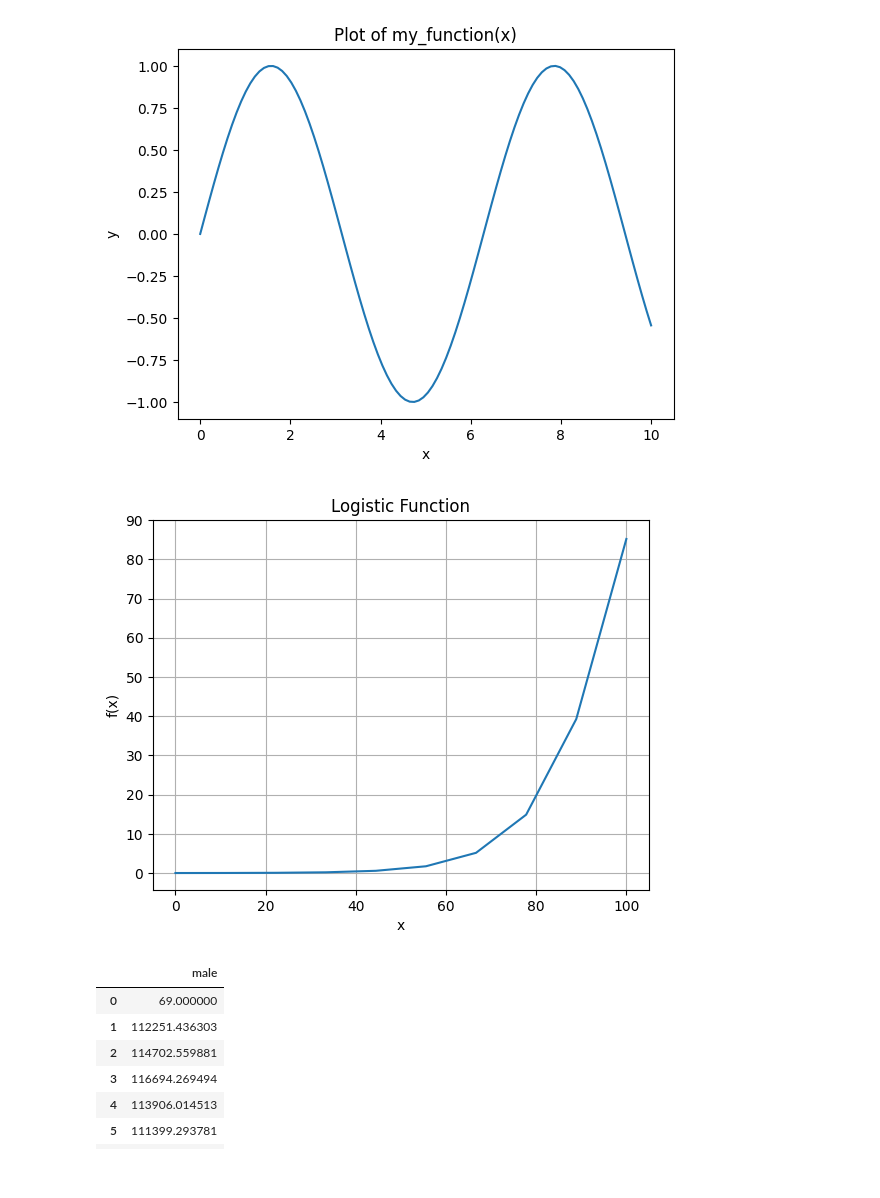
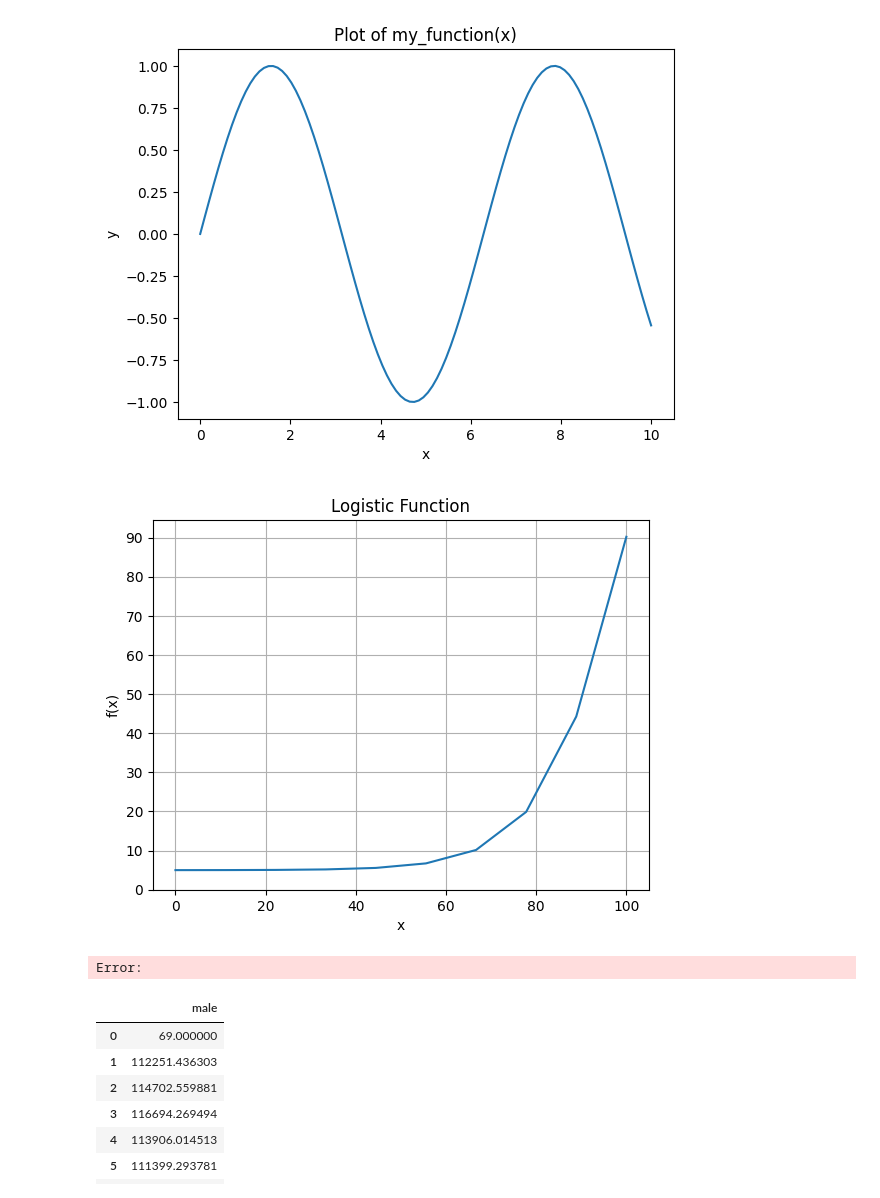
Before and after one commit to borisim/IV109, a Jupyter notebook: testi.ipynb, the cells around one changed output. Saved outputs shown, nothing was run; the diff lists cells and outputs as text; code cells hidden in the pictures.

```diff
--- a/test.ipynb
+++ b/testi.ipynb
@@ -106,30 +106,31 @@ plt.show()
 # %%
 import numpy as np
 
 def logistic_function(x, k, x0):
-    return 1 / (0.005 + np.exp(-k * (x - x0)))
+    return 1 / (0.005 + np.exp(-k * (x - x0))) + 5
 
 # Define parameters
 k = 0.1  # Adjust the growth rate parameter
 x0 = 50  # Adjust the midpoint parameter
 
 # Generate input values from 0 to 100
 x_values = np.linspace(0, 100, 10)
 
 # Calculate corresponding y values using the logistic function
 y_values = logistic_function(x_values, k, x0)
 
 # Plot the logistic function
 import matplotlib.pyplot as plt
 plt.plot(x_values, y_values)
 plt.xlabel('x')
 plt.ylabel('f(x)')
 plt.title('Logistic Function')
 plt.grid(True)
 plt.yticks(np.arange(0,100,10))
 plt.show()
 # %% [output]
-[figure, old version]
+[figure, new version]
+Error:
 # %%
 # print(logistic_function(100, k, x0) /100)
 def logistic_function(x):
```
Also changed, not shown: 3 other files.
